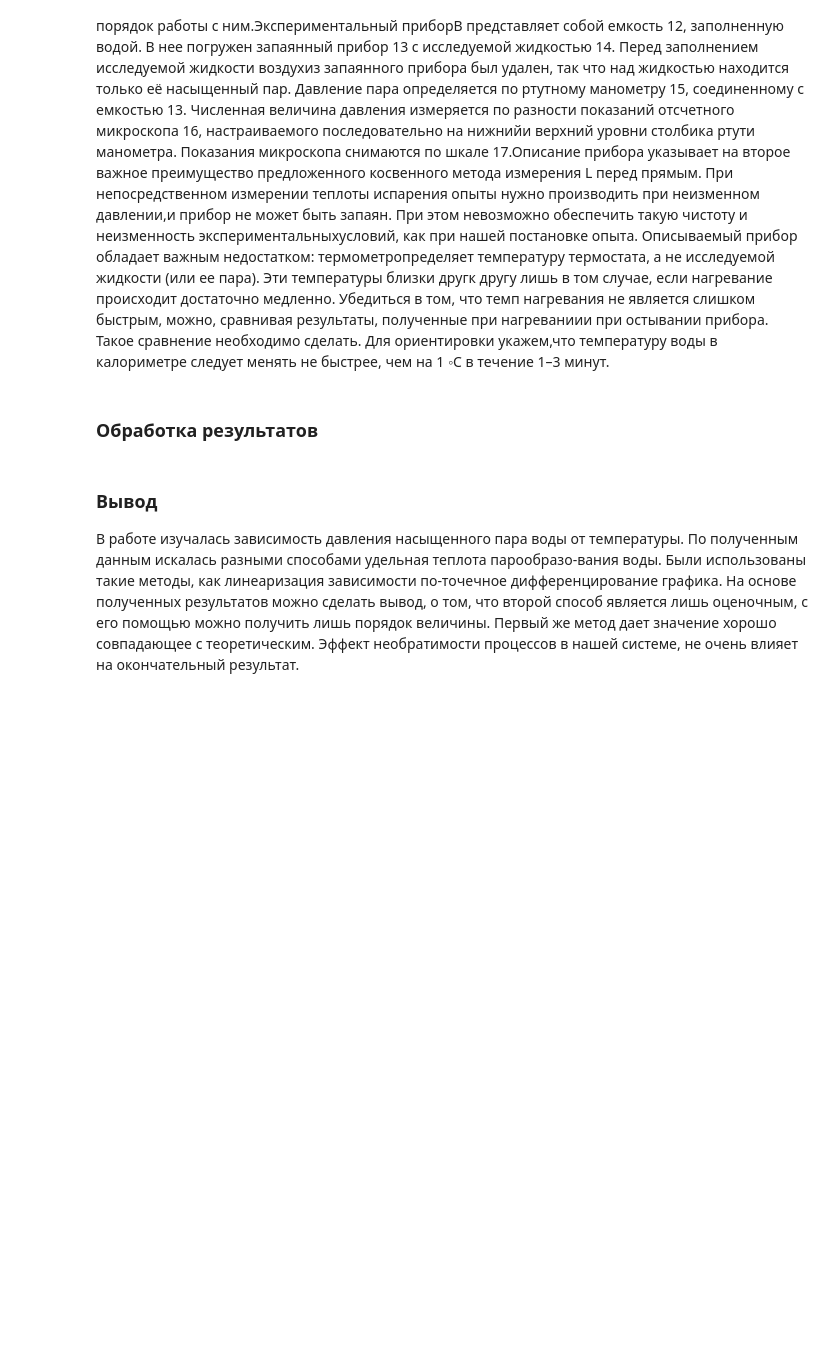
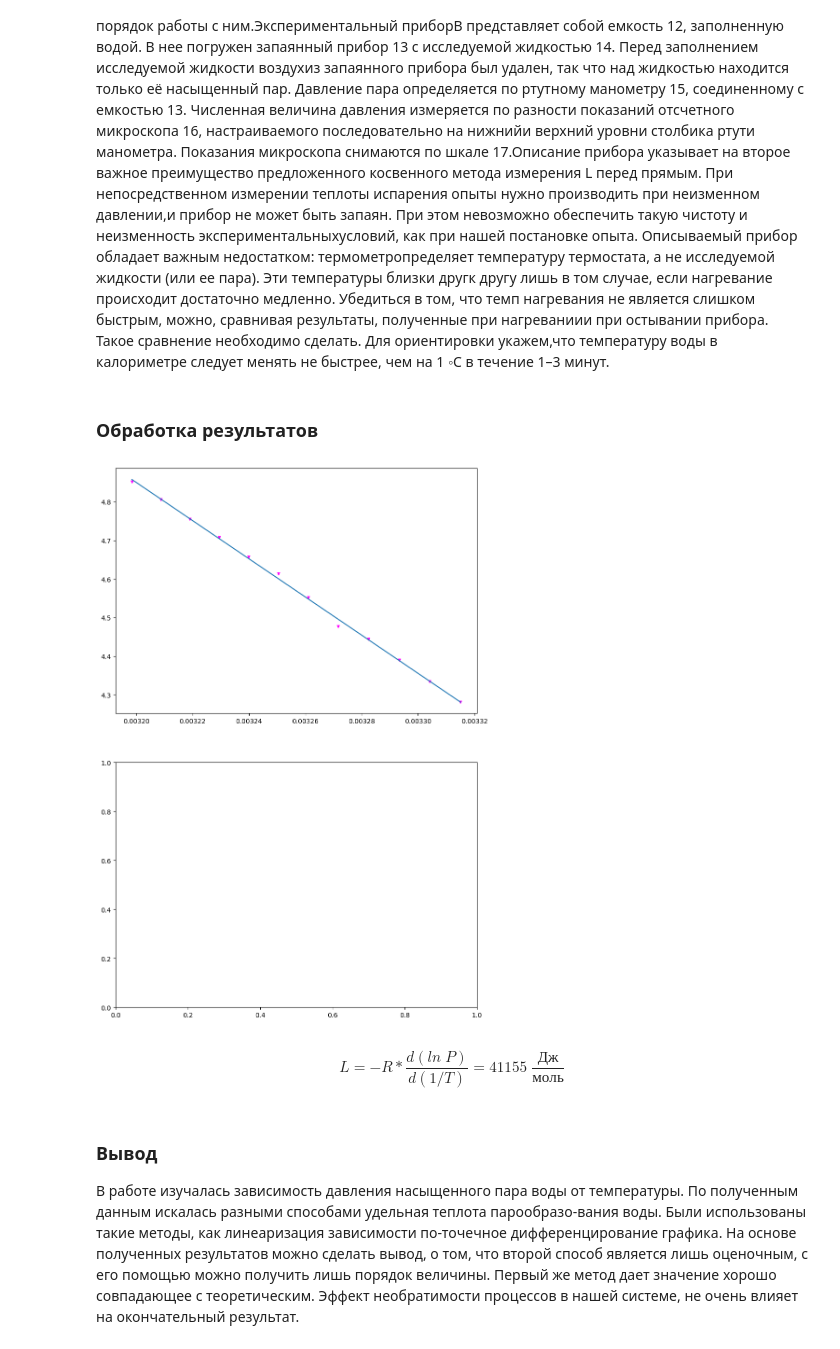
Before and after one commit to vasvadim/mipt_labs_2sem, a Jupyter notebook: 2.4.1/main.ipynb, the cells around one changed output. Saved outputs shown, nothing was run; the diff lists cells and outputs as text; code cells hidden in the pictures; blank space fills up the shorter version.

```diff
--- a/2.4.1/main.ipynb
+++ b/2.4.1/main.ipynb
@@ -34,0 +40,22 @@ $$L = \frac{RT^2}{P}\frac{dP}{dT} = -R\frac{d(ln\;P)}{d(1/T)} \qquad (4)$$
+# %%
+df = pd.DataFrame()
+# %%
+P_err = 3.6
+R = 8.314
+
+df["T"] = np.array([39.5, 38.5, 37.5, 36.5, 35.5, 34.5, 33.5, 32.5, 31.5, 30.5, 29.5, 28.5])
+df["P"] = np.array([128.03, 122.23, 116.17, 110.89, 105.33, 100.88, 94.80, 88.04, 85.14, 80.60, 76.31, 72.29])
+
+
+fig, axs = plt.subplots(2,1, figsize=((10,15)))
+
+x = 1/(df["T"]+ 273.15)
+y = np.log(df["P"])
+axs[0].scatter(x, y, s=14, c="fuchsia", marker="v")
+a = np.polyfit(x, y, 1)
+f = np.poly1d(a)
+axs[0].plot(x, f(x))
+
+plt.show()
+# %% [output]
+[figure, added]
@@ -34,0 +66,2 @@ $$L = \frac{RT^2}{P}\frac{dP}{dT} = -R\frac{d(ln\;P)}{d(1/T)} \qquad (4)$$
+# %% [markdown]
+$$L = -R * \frac{d(ln \; P)}{d(1/T)} = 41155 \; \frac{Дж}{моль}$$
```
Also changed, not shown: parts of 6 cells of this notebook.
